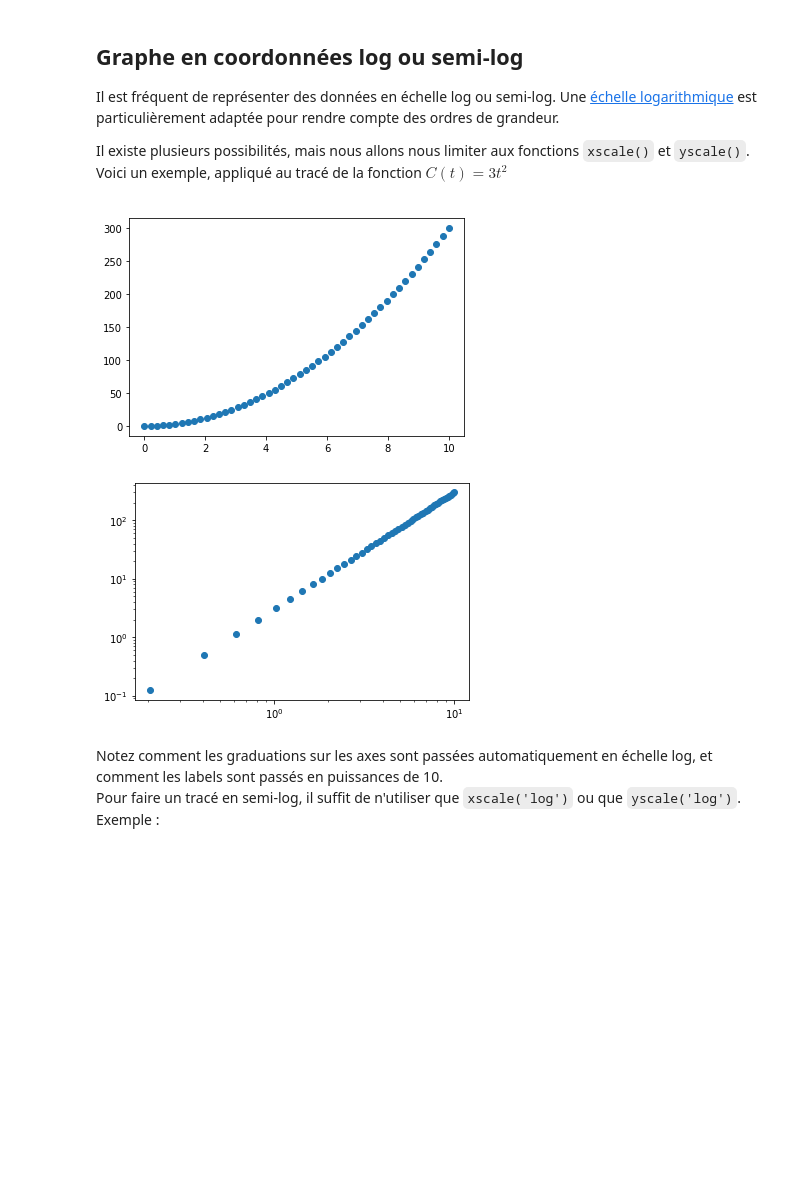
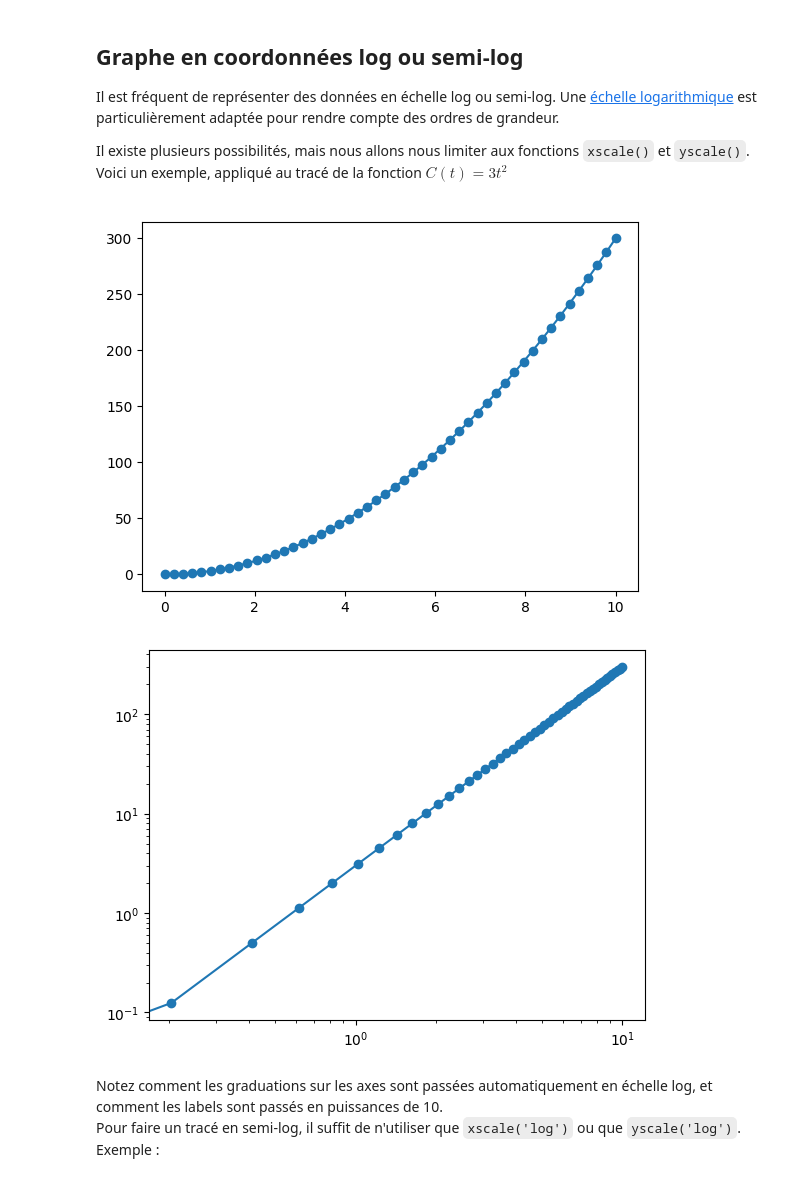
Before and after one commit to YannickHallez/CHIM2-ON1, a Jupyter notebook: Graphes.ipynb, the cells around one changed output. Saved outputs shown, nothing was run; the diff lists cells and outputs as text; code cells hidden in the pictures; blank space fills up the shorter version.

Commit message:
orthographe et petits commentaires graphes

```diff
--- a/Graphes.ipynb
+++ b/Graphes.ipynb
@@ -329,18 +326,18 @@ Il existe plusieurs possibilités, mais nous allons nous limiter aux fonctions `
 # %%
 t = linspace(0, 10, 50)          # tableau de 50 temps entre 0 et 10 (secondes, par exemple)
 C = 3 * t**2                      # tableau construit avec une puissance
 
 figure()
-plot( t, C, 'o')                  # trace classique
+plot( t, C, marker='o')                  # trace classique
 
 figure()
-plot( t, C, 'o')
+plot( t, C, marker='o')
 xscale('log')                     # axe x en echelle log
 yscale('log')                     # axe y en echelle log
 plt.show()
 # %% [output]
-[figure, old version]
+[figure, new version]
-[figure, old version]
+[figure, new version]
 # %% [markdown]
 <div class="warn">
 Notez comment les graduations sur les axes sont passées automatiquement en échelle log, et comment les labels sont passés en puissances de 10.
```
Also changed, not shown: parts of 13 cells of this notebook, 2 other files.
